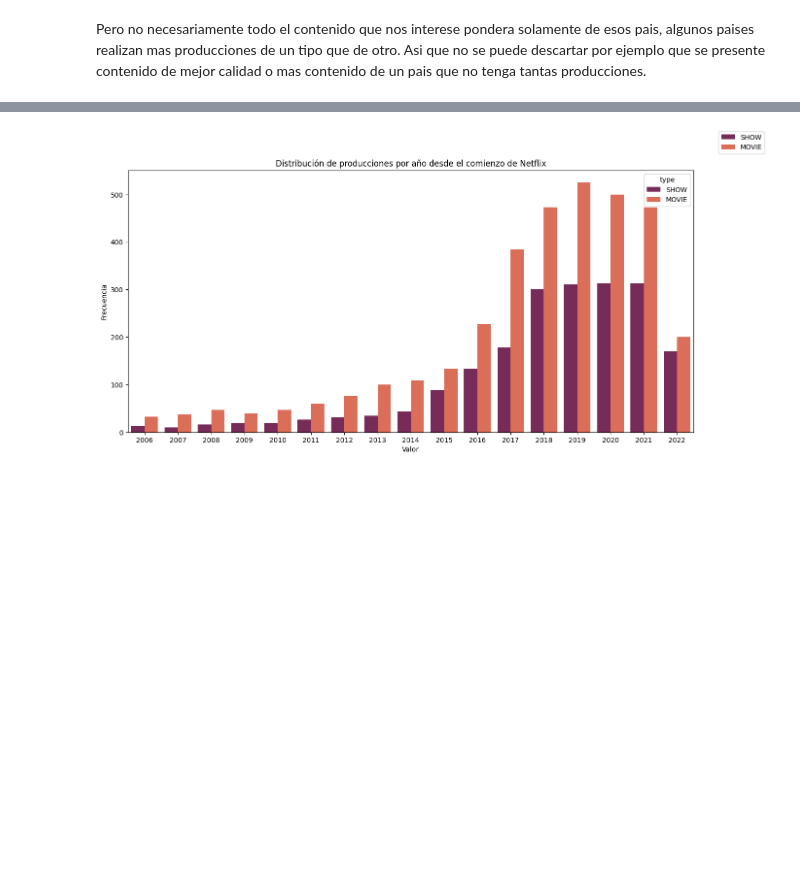
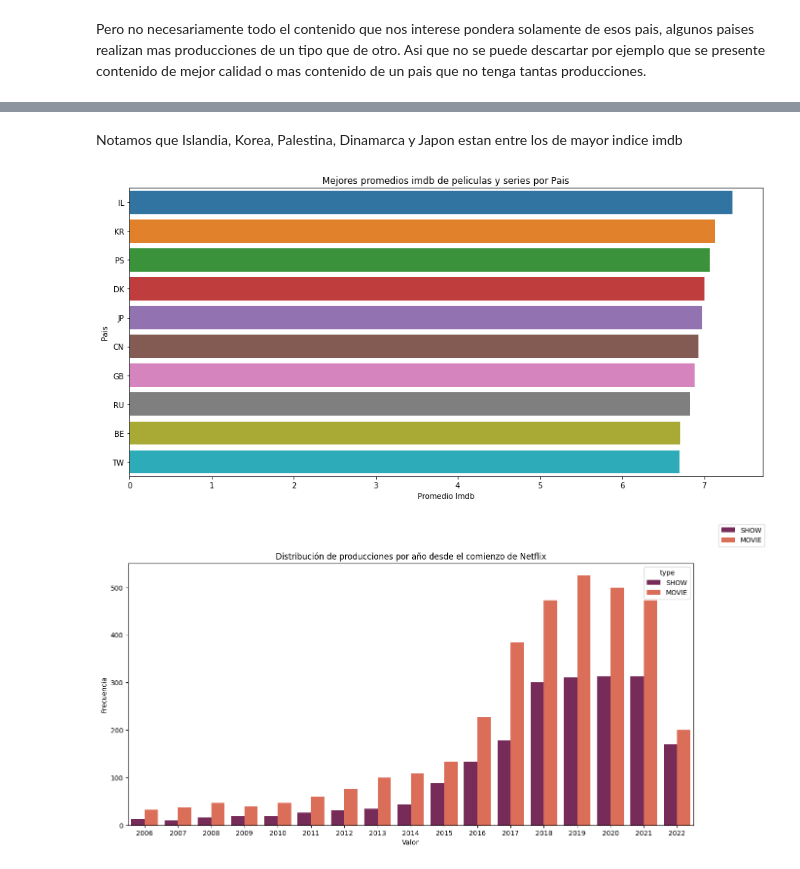
Before and after one commit to EzeSpk-Org/Proyecto_Final_Grupo3_DS29765, a Jupyter notebook: Entrega_1_Taberner-Garcia.ipynb, the cells around one changed output, grey strips where cells are left out. Drawn from its saved outputs; the diff is of its cells as text; code cells hidden in the pictures; blank space fills up the shorter version.

Commit message:
Update Entrega_1_Taberner-Garcia.ipynb
Hecho el promedio de IMDB por pais

```diff
--- a/Entrega_1_Taberner-Garcia.ipynb
+++ b/Entrega_1_Taberner-Garcia.ipynb
@@ -144,0 +123,5 @@ ZW                     6.000000
+# %%
+#mejores promedios de imdb por paises
+calidad_pp = df[['imdb_score','production_countries']]
+imdb_pp = calidad_pp.groupby(['production_countries']).mean().sort_values(by ="imdb_score",ascending= False).head(15)
+imdb_pp.rename(columns={"imdb_score": "imdb_mean"})
@@ -144,0 +148,6 @@ ZW                     6.000000
+# %%
+#genero promedio de imdb teniendo en cuenta la cantidad de peliculas/series
+df2 = calidad_pp[['imdb_score','production_countries']].groupby(['production_countries']).agg(['mean','count'])
+#filtramos por mayor a 10 producciones  y ordenamos los primeros 10 mejores promedios
+df3 = df2[df2[('imdb_score','count')] >10].sort_values(by=('imdb_score','mean'), ascending=False)[:10]
+df3
@@ -145,3 +168,19 @@ ZW                     6.000000
+# %% [markdown]
+Notamos que Islandia, Korea, Palestina, Dinamarca y Japon estan entre los de mayor indice imdb
+# %%
+#para graficar necesitamos trabajar sobre el multiindice dado a que seaborn no lo acepta
+idx = pd.IndexSlice
+A = df3.loc[:,idx[:,'mean']]
+A = A.reset_index()
+#ahora procedemos a graficar
+plt.figure(figsize=(15,7))
+sns.barplot(x=A[('imdb_score','mean')], y = A[('production_countries')])
+plt.title("Mejores promedios imdb de peliculas y series por Pais")
+plt.xlabel("Promedio Imdb")
+plt.ylabel("Pais")
+plt.show()
+# %% [output]
+[figure, added]
 # %%
 fig = plt.figure(figsize=(15,7))
 
```
Also changed, not shown: parts of 6 cells of this notebook.
